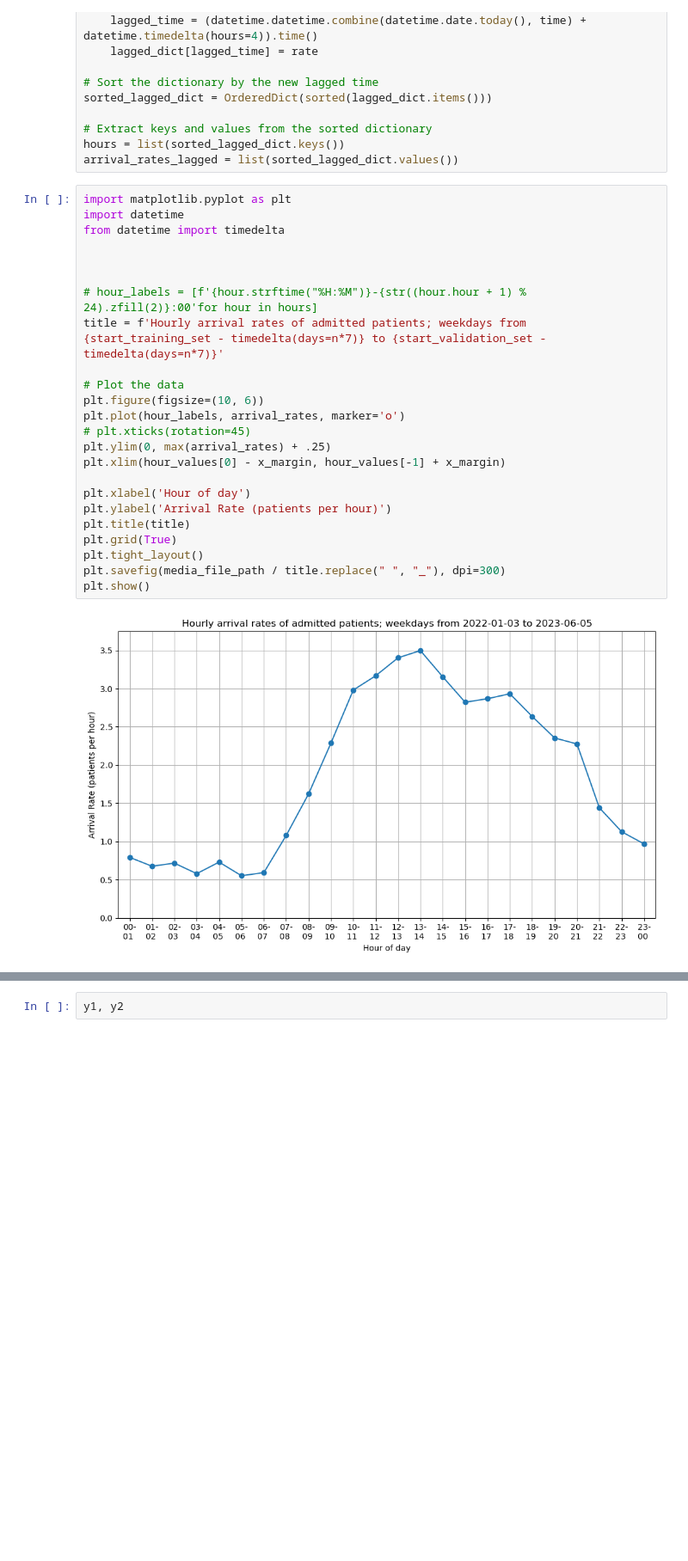
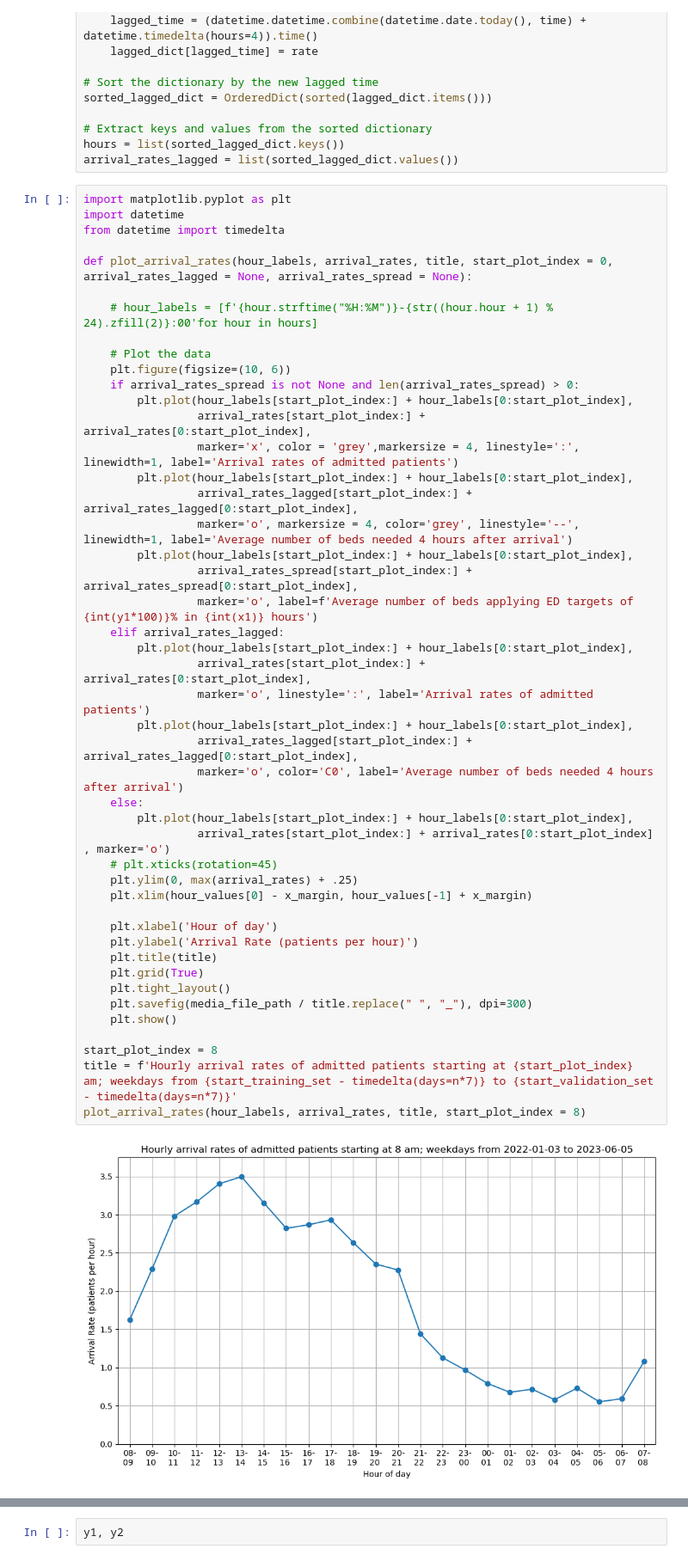
Before and after one commit to zmek/patientflow, a Jupyter notebook: notebooks/experiments/Modelling_to_show_true_demand_by_spec.ipynb, the cells around one changed output, grey strips where cells are left out. Shown at 86% size. Cells and saved outputs as stored; diff of their text form; blank space fills up the shorter version.

```diff
--- a/notebooks/experiments/Modelling_to_show_true_demand_by_spec.ipynb
+++ b/notebooks/experiments/Modelling_to_show_true_demand_by_spec.ipynb
@@ -161,26 +162,48 @@ arrival_rates_lagged = list(sorted_lagged_dict.values())
 # %%
 import matplotlib.pyplot as plt
 import datetime
 from datetime import timedelta
 
+def plot_arrival_rates(hour_labels, arrival_rates, title, start_plot_index = 0, arrival_rates_lagged = None, arrival_rates_spread = None):
 
+    # hour_labels = [f'{hour.strftime("%H:%M")}-{str((hour.hour + 1) % 24).zfill(2)}:00'for hour in hours]
 
-# hour_labels = [f'{hour.strftime("%H:%M")}-{str((hour.hour + 1) % 24).zfill(2)}:00'for hour in hours]
-title = f'Hourly arrival rates of admitted patients; weekdays from {start_training_set - timedelta(days=n*7)} to {start_validation_set - timedelta(days=n*7)}'
+    # Plot the data
+    plt.figure(figsize=(10, 6))
+    if arrival_rates_spread is not None and len(arrival_rates_spread) > 0:
+        plt.plot(hour_labels[start_plot_index:] + hour_labels[0:start_plot_index],
+                 arrival_rates[start_plot_index:] + arrival_rates[0:start_plot_index],
+                 marker='x', color = 'grey',markersize = 4, linestyle=':', linewidth=1, label='Arrival rates of admitted patients')
+        plt.plot(hour_labels[start_plot_index:] + hour_labels[0:start_plot_index],
+                 arrival_rates_lagged[start_plot_index:] + arrival_rates_lagged[0:start_plot_index],
+                 marker='o', markersize = 4, color='grey', linestyle='--', linewidth=1, label='Average number of beds needed 4 hours after arrival')
+        plt.plot(hour_labels[start_plot_index:] + hour_labels[0:start_plot_index],
+                 arrival_rates_spread[start_plot_index:] + arrival_rates_spread[0:start_plot_index],
+                 marker='o', label=f'Average number of beds applying ED targets of {int(y1*100)}% in {int(x1)} hours')
+    elif arrival_rates_lagged:
+        plt.plot(hour_labels[start_plot_index:] + hour_labels[0:start_plot_index],
+                 arrival_rates[start_plot_index:] + arrival_rates[0:start_plot_index],
+                 marker='o', linestyle=':', label='Arrival rates of admitted patients')
+        plt.plot(hour_labels[start_plot_index:] + hour_labels[0:start_plot_index],
+                 arrival_rates_lagged[start_plot_index:] + arrival_rates_lagged[0:start_plot_index],
+                 marker='o', color='C0', label='Average number of beds needed 4 hours after arrival')
+    else:
+        plt.plot(hour_labels[start_plot_index:] + hour_labels[0:start_plot_index],
+                 arrival_rates[start_plot_index:] + arrival_rates[0:start_plot_index] , marker='o')
+    # plt.xticks(rotation=45)
+    plt.ylim(0, max(arrival_rates) + .25)
+    plt.xlim(hour_values[0] - x_margin, hour_values[-1] + x_margin)
 
-# Plot the data
-plt.figure(figsize=(10, 6))
-plt.plot(hour_labels, arrival_rates, marker='o')
-# plt.xticks(rotation=45)
-plt.ylim(0, max(arrival_rates) + .25)
-plt.xlim(hour_values[0] - x_margin, hour_values[-1] + x_margin)
+    plt.xlabel('Hour of day')
+    plt.ylabel('Arrival Rate (patients per hour)')
+    plt.title(title)
+    plt.grid(True)
+    plt.tight_layout()
+    plt.savefig(media_file_path / title.replace(" ", "_"), dpi=300)
+    plt.show()
 
-plt.xlabel('Hour of day')
-plt.ylabel('Arrival Rate (patients per hour)')
-plt.title(title)
-plt.grid(True)
-plt.tight_layout()
-plt.savefig(media_file_path / title.replace(" ", "_"), dpi=300)
-plt.show()
+start_plot_index = 8
+title = f'Hourly arrival rates of admitted patients starting at {start_plot_index} am; weekdays from {start_training_set - timedelta(days=n*7)} to {start_validation_set - timedelta(days=n*7)}'
+plot_arrival_rates(hour_labels, arrival_rates, title, start_plot_index = 8)
 # %% [output]
-[figure, old version]
+[figure, new version]
```
Also changed, not shown: parts of 10 cells of this notebook, 5 other files.
